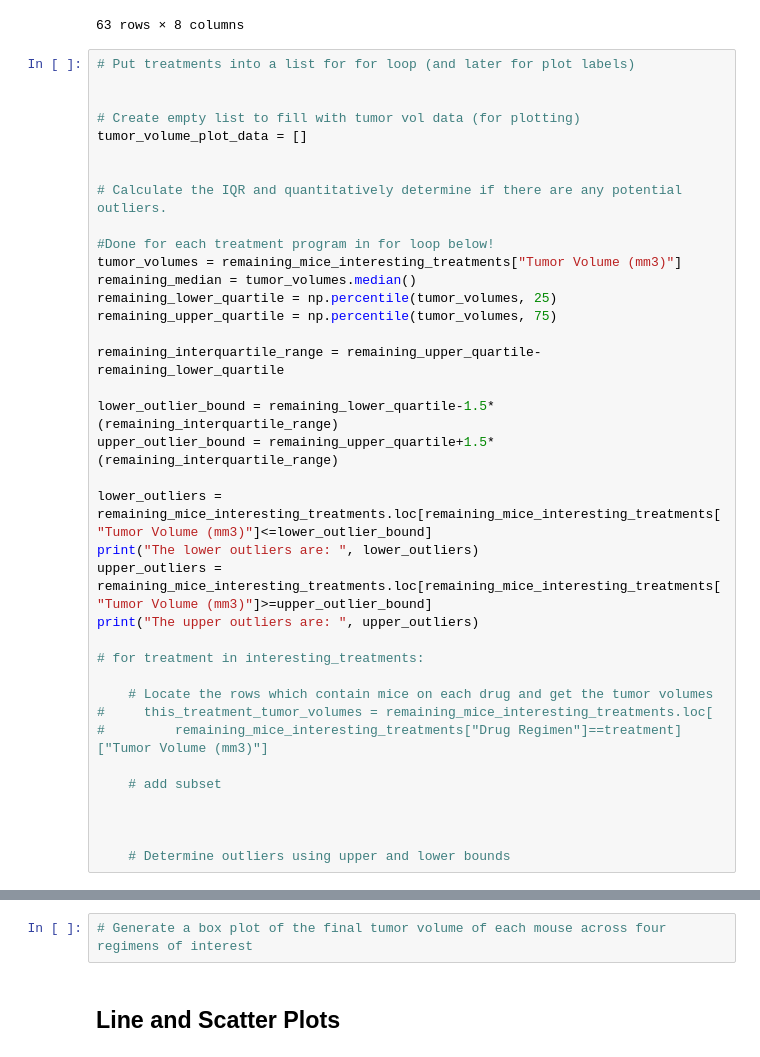
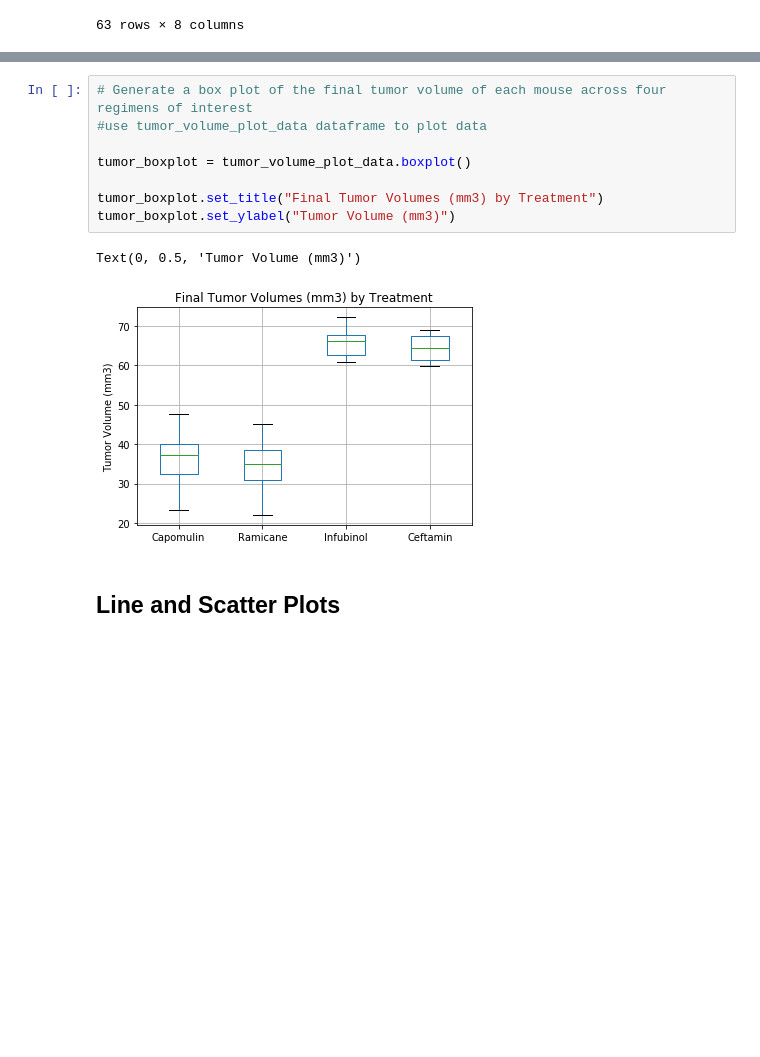
Before and after one commit to Gendo90/matplotlib-challenge, a Jupyter notebook: Pymaceuticals/Pymaceuticals/pymaceuticals_starter.ipynb, the cells around one changed output, grey strips where cells are left out. Drawn from its saved outputs; the diff is of its cells as text; blank space fills up the shorter version.

Commit message:
feat: Add boxplots for the four treatments we are interested in
Note: Did not find any outliers!

```diff
--- a/Pymaceuticals/Pymaceuticals/pymaceuticals_starter.ipynb
+++ b/Pymaceuticals/Pymaceuticals/pymaceuticals_starter.ipynb
@@ -383,40 +383,3 @@ remaining_mice_interesting_treatments
 | 1877 | m957 | 45 | 33.329098 | 1 | Capomulin | Female | 3 | ... |
 | 1892 | m601 | 45 | 28.430964 | 1 | Capomulin | Male | 22 | ... |
 63 rows × 8 columns
-# %%
-# Put treatments into a list for for loop (and later for plot labels)
-
-
-# Create empty list to fill with tumor vol data (for plotting)
-tumor_volume_plot_data = []
-
-
-# Calculate the IQR and quantitatively determine if there are any potential outliers.
-
-#Done for each treatment program in for loop below!
-tumor_volumes = remaining_mice_interesting_treatments["Tumor Volume (mm3)"]
-remaining_median = tumor_volumes.median()
-remaining_lower_quartile = np.percentile(tumor_volumes, 25)
-remaining_upper_quartile = np.percentile(tumor_volumes, 75)
-
-remaining_interquartile_range = remaining_upper_quartile-remaining_lower_quartile
-
-lower_outlier_bound = remaining_lower_quartile-1.5*(remaining_interquartile_range)
-upper_outlier_bound = remaining_upper_quartile+1.5*(remaining_interquartile_range)
-
-lower_outliers = remaining_mice_interesting_treatments.loc[remaining_mice_interesting_treatments["Tumor Volume (mm3)"]<=lower_outlier_bound]
-print("The lower outliers are: ", lower_outliers)
-upper_outliers = remaining_mice_interesting_treatments.loc[remaining_mice_interesting_treatments["Tumor Volume (mm3)"]>=upper_outlier_bound]
-print("The upper outliers are: ", upper_outliers)
-
-# for treatment in interesting_treatments:
-
-    # Locate the rows which contain mice on each drug and get the tumor volumes
-#     this_treatment_tumor_volumes = remaining_mice_interesting_treatments.loc[
-#         remaining_mice_interesting_treatments["Drug Regimen"]==treatment]["Tumor Volume (mm3)"]
-
-    # add subset
-
-
-
-    # Determine outliers using upper and lower bounds
@@ -430,5 +463,14 @@ Index: []
 # %%
 # Generate a box plot of the final tumor volume of each mouse across four regimens of interest
+#use tumor_volume_plot_data dataframe to plot data
+
+tumor_boxplot = tumor_volume_plot_data.boxplot()
+
+tumor_boxplot.set_title("Final Tumor Volumes (mm3) by Treatment")
+tumor_boxplot.set_ylabel("Tumor Volume (mm3)")
+# %% [output]
+Text(0, 0.5, 'Tumor Volume (mm3)')
+[figure, added]
 # %% [markdown]
 ## Line and Scatter Plots
 # %%
```
Also changed, not shown: parts of 2 cells of this notebook.
